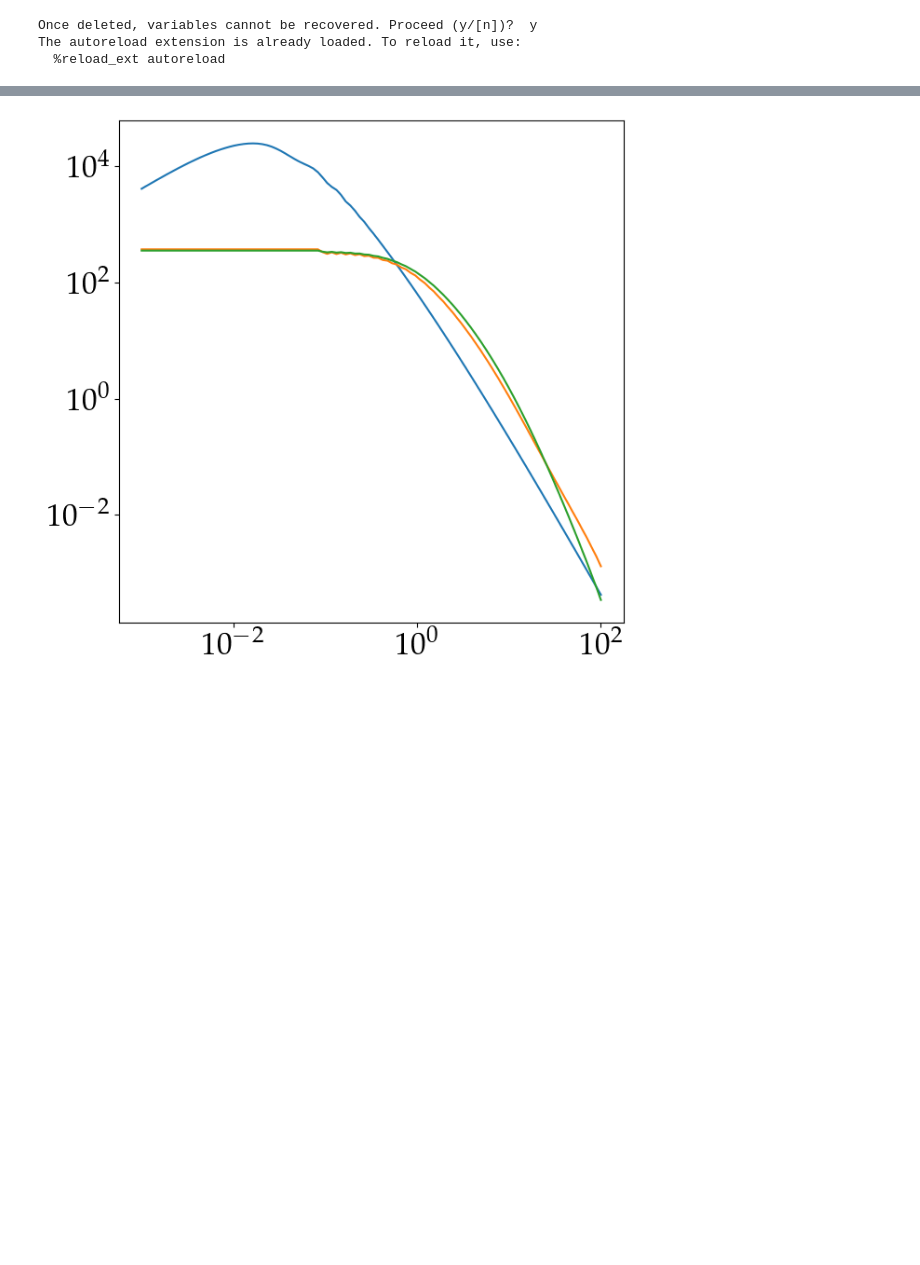
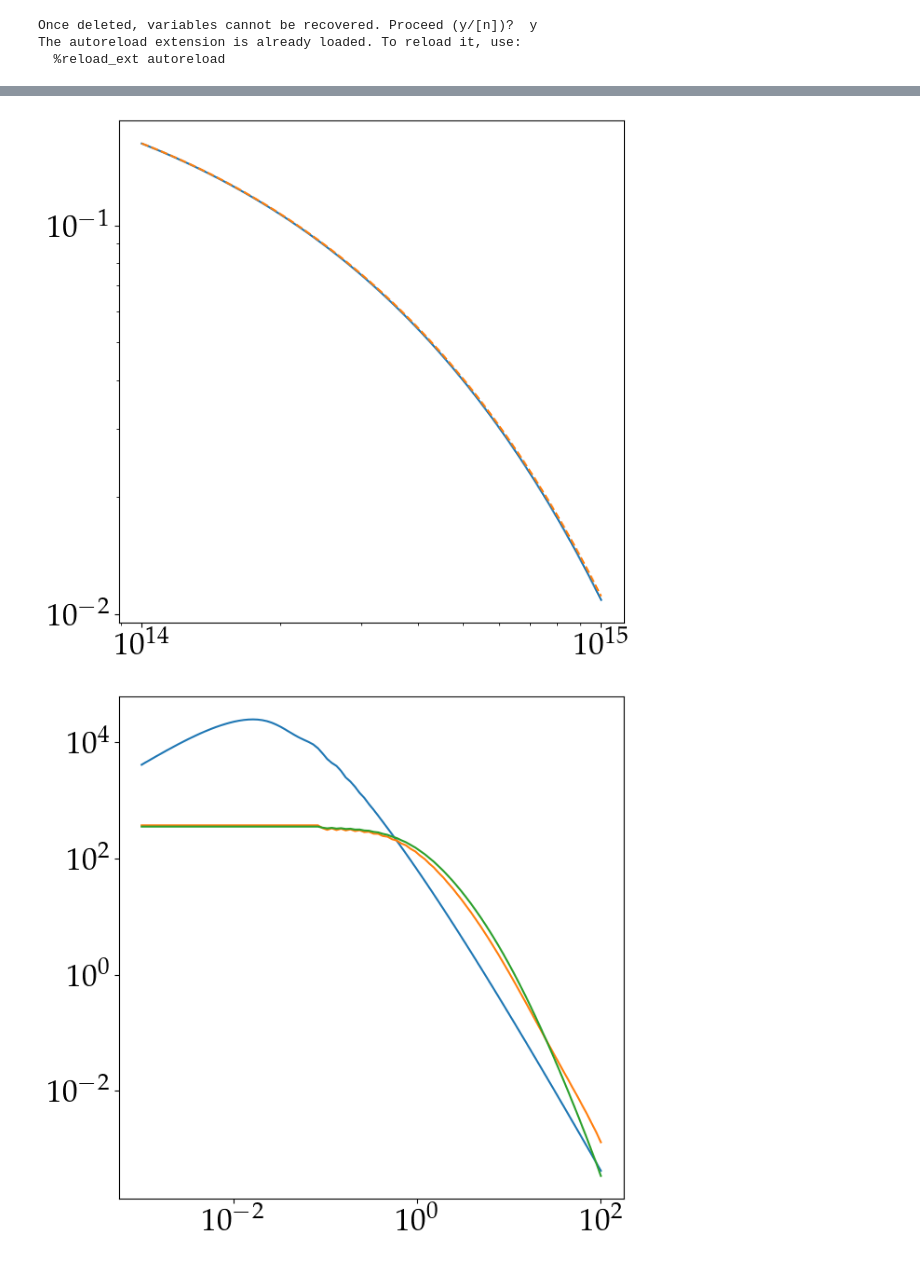
Before and after one commit to shivampcosmo/GODMAX, a Jupyter notebook: notebooks/call_BCMP_jit.ipynb, the cells around one changed output, grey strips where cells are left out. Saved outputs shown, nothing was run; the diff lists cells and outputs as text; code cells hidden in the pictures; blank space fills up the shorter version.

```diff
--- a/notebooks/call_BCMP_jit.ipynb
+++ b/notebooks/call_BCMP_jit.ipynb
@@ -100,0 +108,2 @@ Wall time: 19.5 s
+# %%
+fsigma = setup_power_BCMP_test.fsigma_Mz_mat[0,:]
@@ -100,0 +119,9 @@ Wall time: 19.5 s
+# %%
+# dndm_jax.shape
+pl.figure()
+pl.plot(setup_power_BCMP_test.M_array, fsigma)
+pl.plot(setup_power_BCMP_test.M_array, mfunc_so_fsigma, ls='--')
+pl.xscale('log')
+pl.yscale('log')
+# %% [output]
+[figure, added]
```
Also changed, not shown: parts of 7 cells of this notebook.
